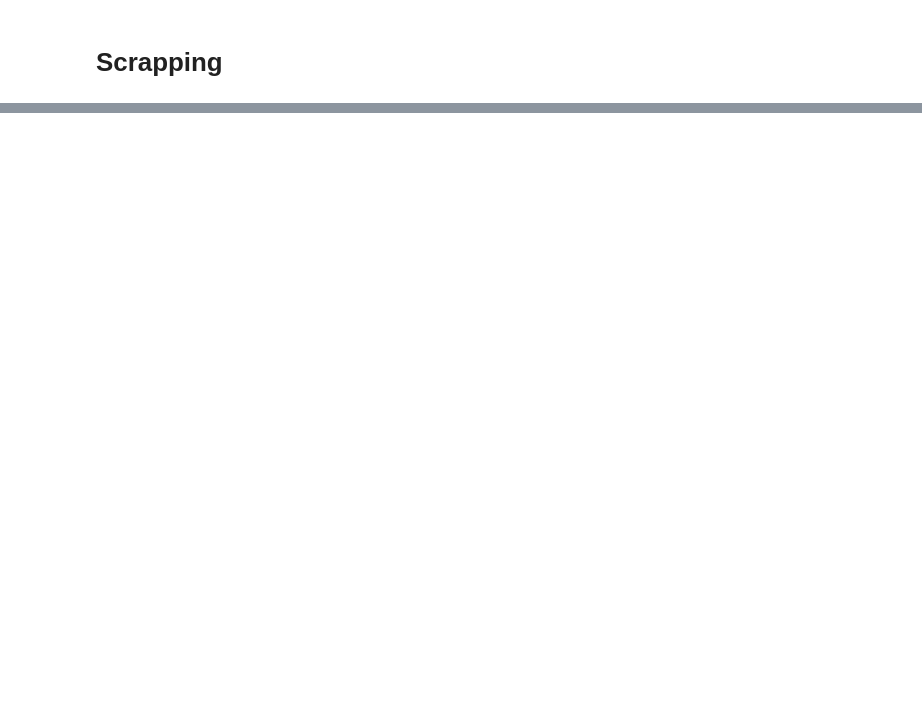
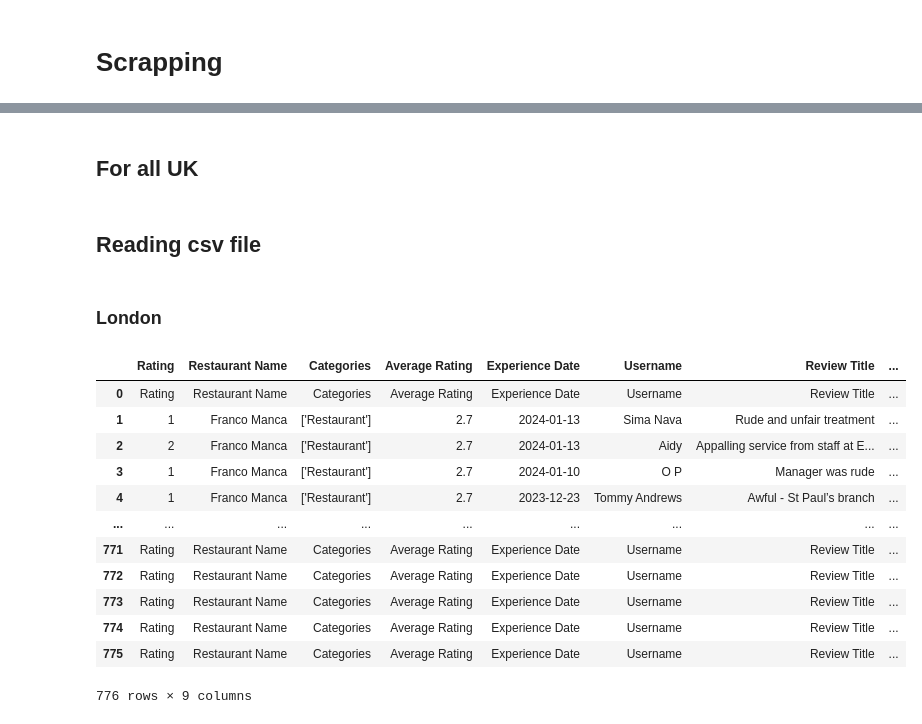
Before and after one commit to Shins0o/nlp-project, a Jupyter notebook: projet_2_cyprien.ipynb, the cells around one changed output, grey strips where cells are left out. Cells and saved outputs as stored; diff of their text form; code cells hidden in the pictures; blank space fills up the shorter version.

```diff
--- a/projet_2_cyprien.ipynb
+++ b/projet_2_cyprien.ipynb
@@ -134,0 +214,2 @@ entering first function
+# %% [markdown]
+## For all UK
@@ -134,0 +284,21 @@ entering first function
+# %% [markdown]
+## Reading csv file
+# %% [markdown]
+### London
+# %%
+dfl = pd.read_csv('restaurant_london_reviews.csv')
+dfl
+# %% [output]
+|  | Rating | Restaurant Name | Categories | Average Rating | Experience Date | Username | Review Title | ... |
+| 0 | Rating | Restaurant Name | Categories | Average Rating | Experience Date | Username | Review Title | ... |
+| 1 | 1 | Franco Manca | ['Restaurant'] | 2.7 | 2024-01-13 | Sima Nava | Rude and unfair treatment | ... |
+| 2 | 2 | Franco Manca | ['Restaurant'] | 2.7 | 2024-01-13 | Aidy | Appalling service from staff at E... | ... |
+| 3 | 1 | Franco Manca | ['Restaurant'] | 2.7 | 2024-01-10 | O P | Manager was rude | ... |
+| 4 | 1 | Franco Manca | ['Restaurant'] | 2.7 | 2023-12-23 | Tommy Andrews | Awful - St Paul’s branch | ... |
+| ... | ... | ... | ... | ... | ... | ... | ... | ... |
+| 771 | Rating | Restaurant Name | Categories | Average Rating | Experience Date | Username | Review Title | ... |
+| 772 | Rating | Restaurant Name | Categories | Average Rating | Experience Date | Username | Review Title | ... |
+| 773 | Rating | Restaurant Name | Categories | Average Rating | Experience Date | Username | Review Title | ... |
+| 774 | Rating | Restaurant Name | Categories | Average Rating | Experience Date | Username | Review Title | ... |
+| 775 | Rating | Restaurant Name | Categories | Average Rating | Experience Date | Username | Review Title | ... |
+776 rows × 9 columns
```
Also changed, not shown: parts of 20 cells of this notebook, 3 other files.
